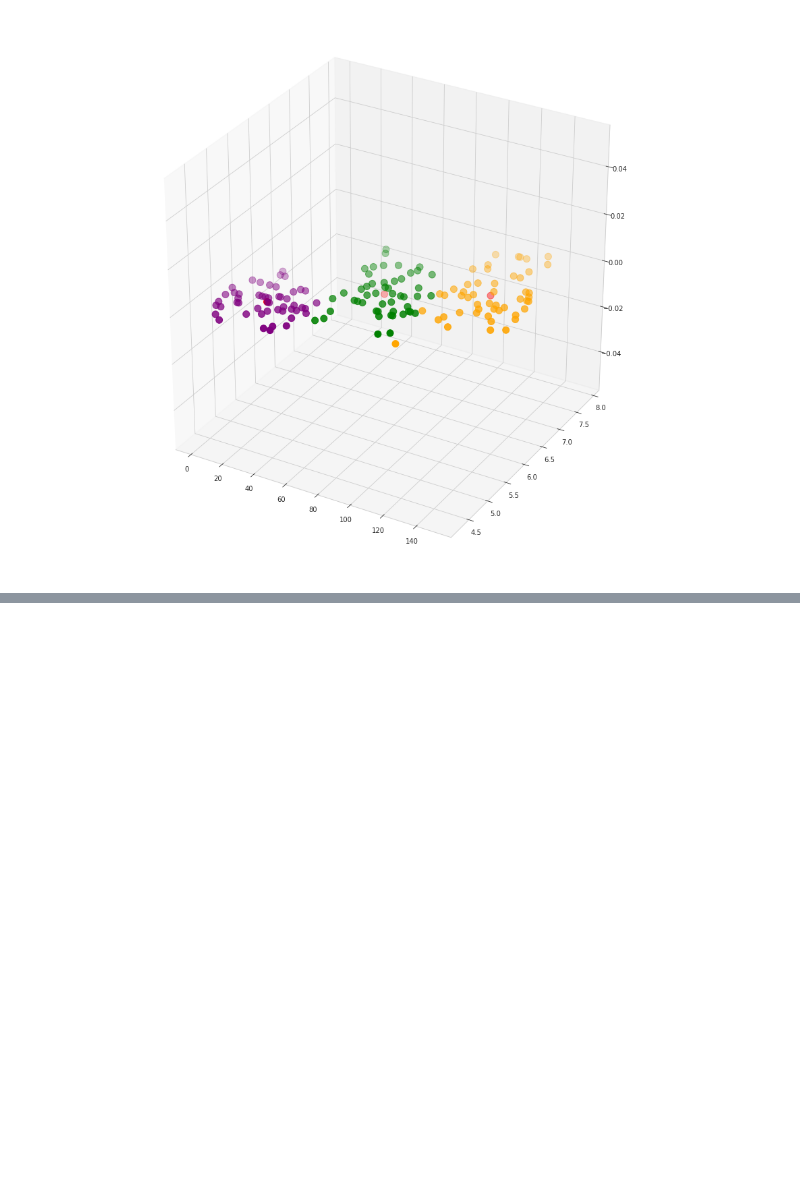
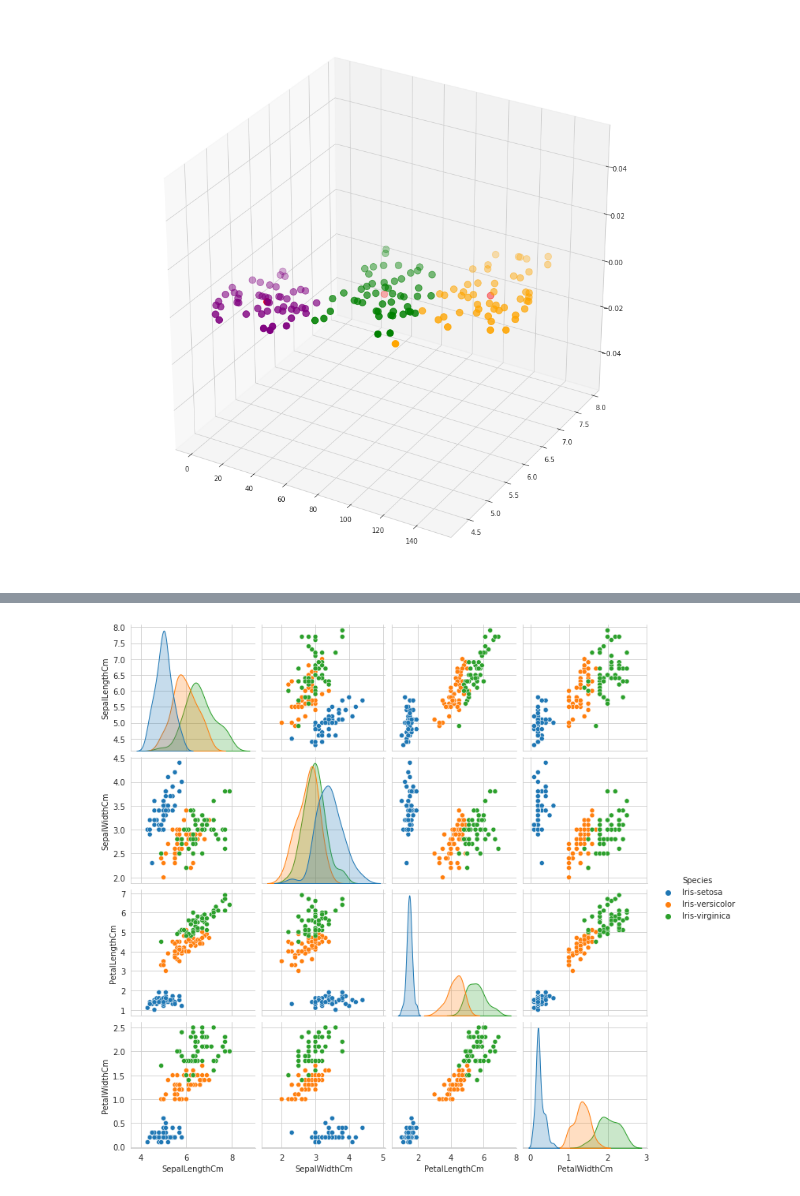
Before and after one commit to Sobariyah1001/datamining, a Jupyter notebook: _sources/Tugas.ipynb, the cells around one changed output, grey strips where cells are left out. Saved outputs shown, nothing was run; the diff lists cells and outputs as text; code cells hidden in the pictures; blank space fills up the shorter version.

```diff
--- a/_sources/Tugas.ipynb
+++ b/_sources/Tugas.ipynb
@@ -1049,0 +1094,7 @@ plt.show()
+# %%
+#Pair plot gives the relationship b/w all features distribution with each other..
+
+sns.pairplot(Iris_data.drop(['Id'],axis=1), hue='Species')
+plt.show()
+# %% [output]
+[figure, added]
```
Also changed, not shown: parts of 24 cells of this notebook, 27 other files.
